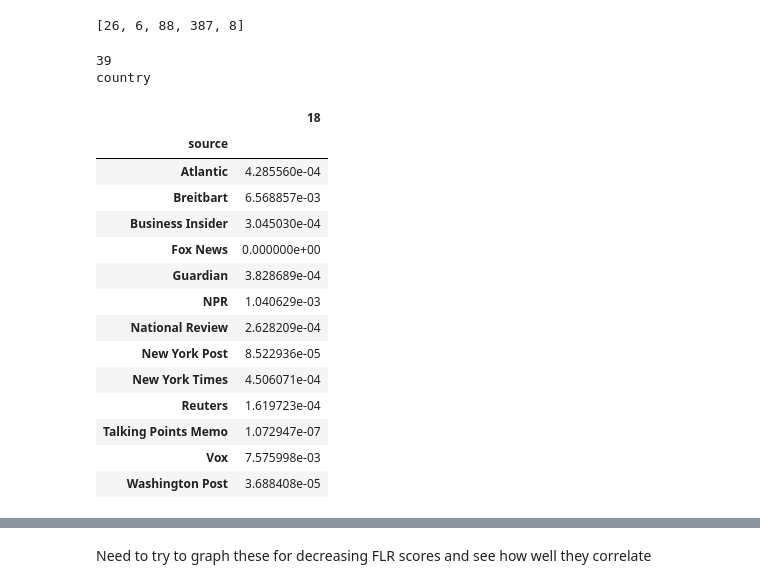
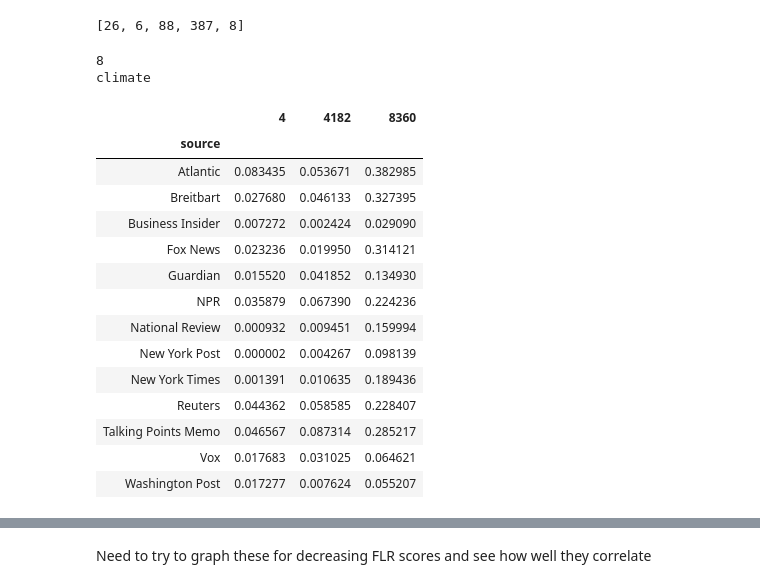
Before and after one commit to WarmCyan/perspective-mining-research, a Jupyter notebook: notebooks/NewsSourceExploration.ipynb, the cells around one changed output, grey strips where cells are left out. Cells and saved outputs as stored; diff of their text form; code cells hidden in the pictures.

```diff
--- a/notebooks/NewsSourceExploration.ipynb
+++ b/notebooks/NewsSourceExploration.ipynb
@@ -106,28 +106,30 @@ print(aspect_ordered_translation_indices[0:5])
 [26, 6, 88, 387, 8]
 # %%
 # get the column index of the aspect that's 0th (highest flr) in the ordered aspect list
-nth = 18
+nth = 4
+nth_neg = nth+len(aspect_data.keys())
+nth_neutral = nth+len(aspect_data.keys())*2
 index = aspects_reverse[list(aspect_data_ordered.keys())[nth]]
 print(index)
 print(aspects[index])
 # %% [output]
-39
-country
+8
+climate
 # %%
-as_df_source.groupby(['source']).std()[[nth]]
+as_df_source.groupby(['source']).std()[[nth, nth_neg, nth_neutral]]
 # %% [output]
-|  | 18 |
-| source |  |
-| Atlantic | 4.285560e-04 |
-| Breitbart | 6.568857e-03 |
-| Business Insider | 3.045030e-04 |
-| Fox News | 0.000000e+00 |
-| Guardian | 3.828689e-04 |
-| NPR | 1.040629e-03 |
-| National Review | 2.628209e-04 |
-| New York Post | 8.522936e-05 |
-| New York Times | 4.506071e-04 |
-| Reuters | 1.619723e-04 |
-| Talking Points Memo | 1.072947e-07 |
-| Vox | 7.575998e-03 |
-| Washington Post | 3.688408e-05 |
+|  | 4 | 4182 | 8360 |
+| source |  |  |  |
+| Atlantic | 0.083435 | 0.053671 | 0.382985 |
+| Breitbart | 0.027680 | 0.046133 | 0.327395 |
+| Business Insider | 0.007272 | 0.002424 | 0.029090 |
+| Fox News | 0.023236 | 0.019950 | 0.314121 |
+| Guardian | 0.015520 | 0.041852 | 0.134930 |
+| NPR | 0.035879 | 0.067390 | 0.224236 |
+| National Review | 0.000932 | 0.009451 | 0.159994 |
+| New York Post | 0.000002 | 0.004267 | 0.098139 |
+| New York Times | 0.001391 | 0.010635 | 0.189436 |
+| Reuters | 0.044362 | 0.058585 | 0.228407 |
+| Talking Points Memo | 0.046567 | 0.087314 | 0.285217 |
+| Vox | 0.017683 | 0.031025 | 0.064621 |
+| Washington Post | 0.017277 | 0.007624 | 0.055207 |
```
Also changed, not shown: parts of 2 cells of this notebook, 2 other files.
